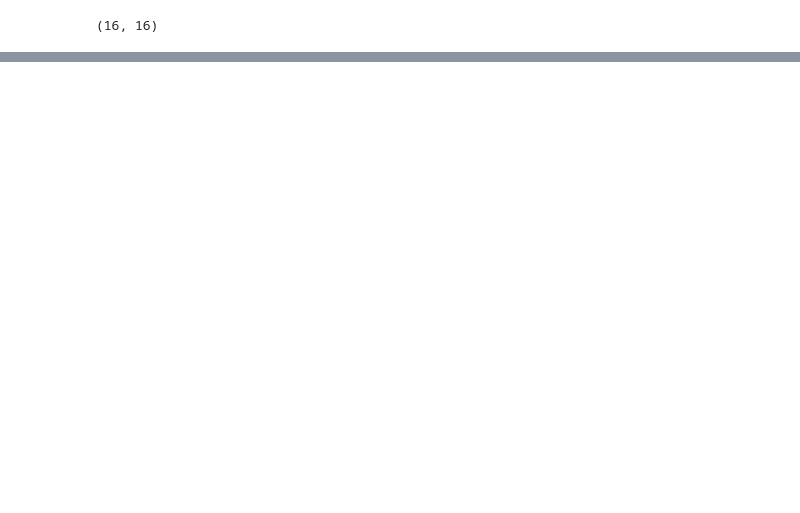
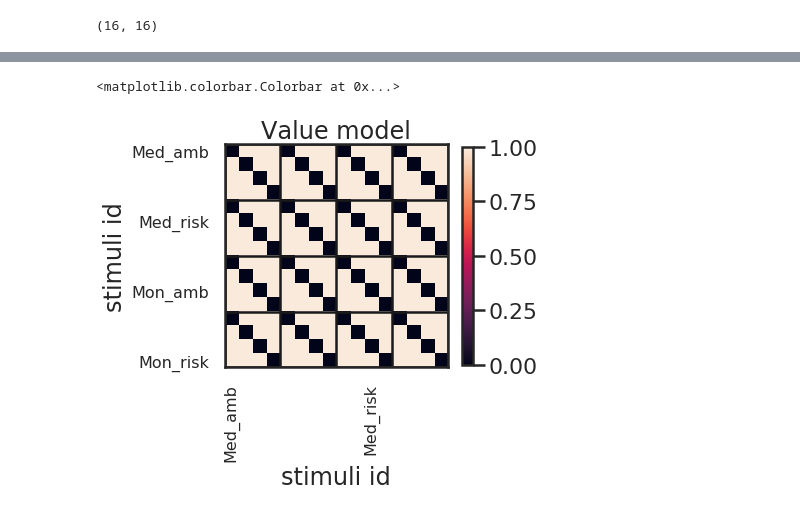
Before and after one commit to ruonanjia/mdm_imaging_analysis, a Jupyter notebook: mdm_rsa.ipynb, the cells around one changed output, grey strips where cells are left out. Drawn from its saved outputs; the diff is of its cells as text; code cells hidden in the pictures; blank space fills up the shorter version.

```diff
--- a/mdm_rsa.ipynb
+++ b/mdm_rsa.ipynb
@@ -284,0 +359,40 @@ f.subplots_adjust()
+# %%
+# Model RDM risk/ambig difference
+mod_rdm_val = np.ones([16,16])
+
+level0_id = np.array([0,4,8,12])
+level1_id = level0_id + 1
+level2_id = level0_id + 2
+level3_id = level0_id + 3
+
+level0_mask = [(a,b) for a in level0_id for b in level0_id]
+level1_mask = [(a,b) for a in level1_id for b in level1_id]
+level2_mask = [(a,b) for a in level2_id for b in level2_id]
+level3_mask = [(a,b) for a in level3_id for b in level3_id]
+
+for level0_mask_idx in level0_mask:
+    mod_rdm_val[level0_mask_idx] = 0
+for level1_mask_idx in level1_mask:
+    mod_rdm_val[level1_mask_idx] = 0
+for level2_mask_idx in level2_mask:
+    mod_rdm_val[level2_mask_idx] = 0
+for level3_mask_idx in level3_mask:
+    mod_rdm_val[level3_mask_idx] = 0
+
+stim_cat = ['', 'Med_amb', 'Med_risk', 'Mon_amb', 'Mon_risk']
+fontdict = {'fontsize': 16}
+edges = np.array([0,4,8,12,16])-0.5
+
+f, ax = plt.subplots(1,1, figsize=(5, 5))
+im0 = ax.imshow(mod_rdm_val)
+ax.set_xticklabels(stim_cat, rotation = 90, fontdict = fontdict)
+ax.set_yticklabels(stim_cat, fontdict = fontdict)
+ax.set_title('Value model')
+ax.set_xlabel('stimuli id')
+ax.set_ylabel('stimuli id')
+ax.vlines(edges,min(edges),max(edges))
+ax.hlines(edges,min(edges),max(edges))
+f.colorbar(im0, ax=ax, shrink = 0.8)
+# %% [output]
+<matplotlib.colorbar.Colorbar at 0x...>
+[figure, added]
```
Also changed, not shown: parts of 8 cells of this notebook.
